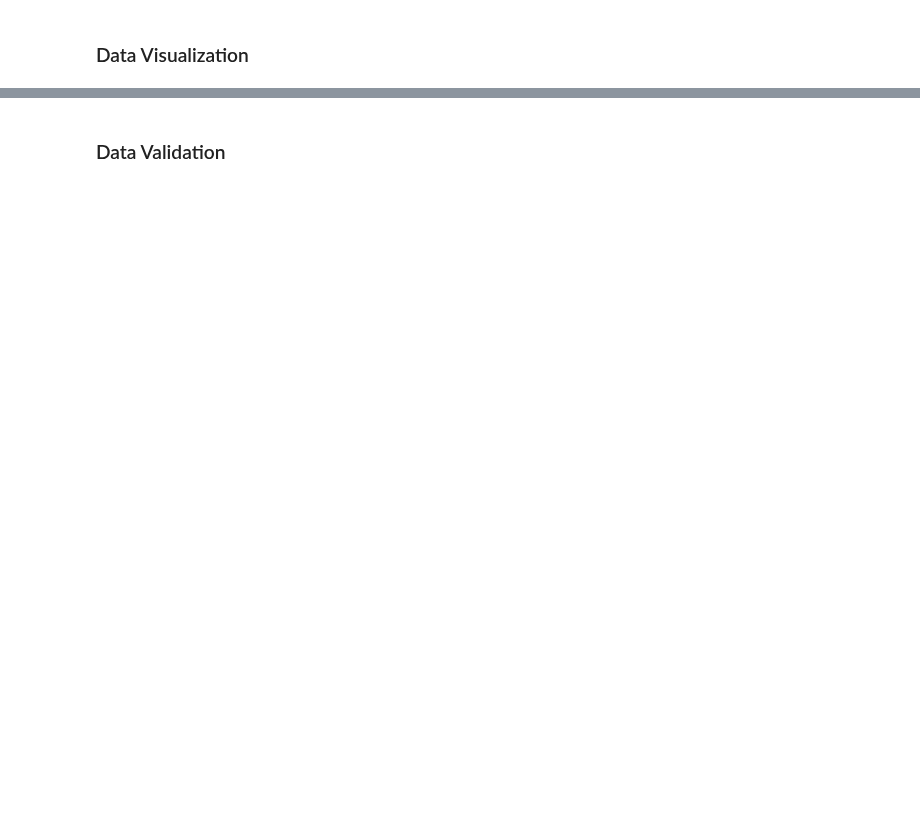
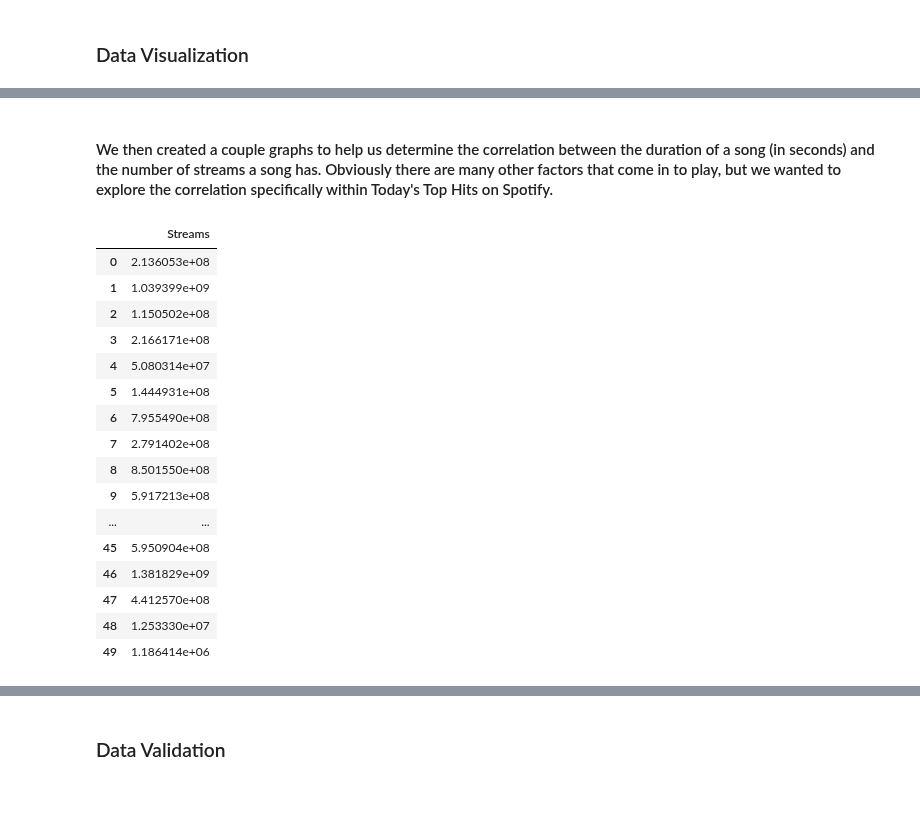
Before and after one commit to mananbhatt5/Tamid-TechEdu-S22, a Jupyter notebook: Final/DN-NR.ipynb, the cells around one changed output, grey strips where cells are left out. Drawn from its saved outputs; the diff is of its cells as text; code cells hidden in the pictures; blank space fills up the shorter version.

```diff
--- a/Final/DN-NR.ipynb
+++ b/Final/DN-NR.ipynb
@@ -81 +84,24 @@ KeyError: "None of [Index(['canadian pop', 'reggaeton flow', 'dance pop', 'pop',
+# %% [markdown]
+#### We then created a couple graphs to help us determine the correlation between the duration of a song (in seconds) and the number of streams a song has. Obviously there are many other factors that come in to play, but we wanted to explore the correlation specifically within Today's Top Hits on Spotify.
+# %%
+df[['Duration']].astype(float)
+df[['Streams']].astype(float)
+# %% [output]
+|  | Streams |
+| 0 | 2.136053e+08 |
+| 1 | 1.039399e+09 |
+| 2 | 1.150502e+08 |
+| 3 | 2.166171e+08 |
+| 4 | 5.080314e+07 |
+| 5 | 1.444931e+08 |
+| 6 | 7.955490e+08 |
+| 7 | 2.791402e+08 |
+| 8 | 8.501550e+08 |
+| 9 | 5.917213e+08 |
+| ... | ... |
+| 45 | 5.950904e+08 |
+| 46 | 1.381829e+09 |
+| 47 | 4.412570e+08 |
+| 48 | 1.253330e+07 |
+| 49 | 1.186414e+06 |
 # %%
```
Also changed, not shown: parts of 10 cells of this notebook.
